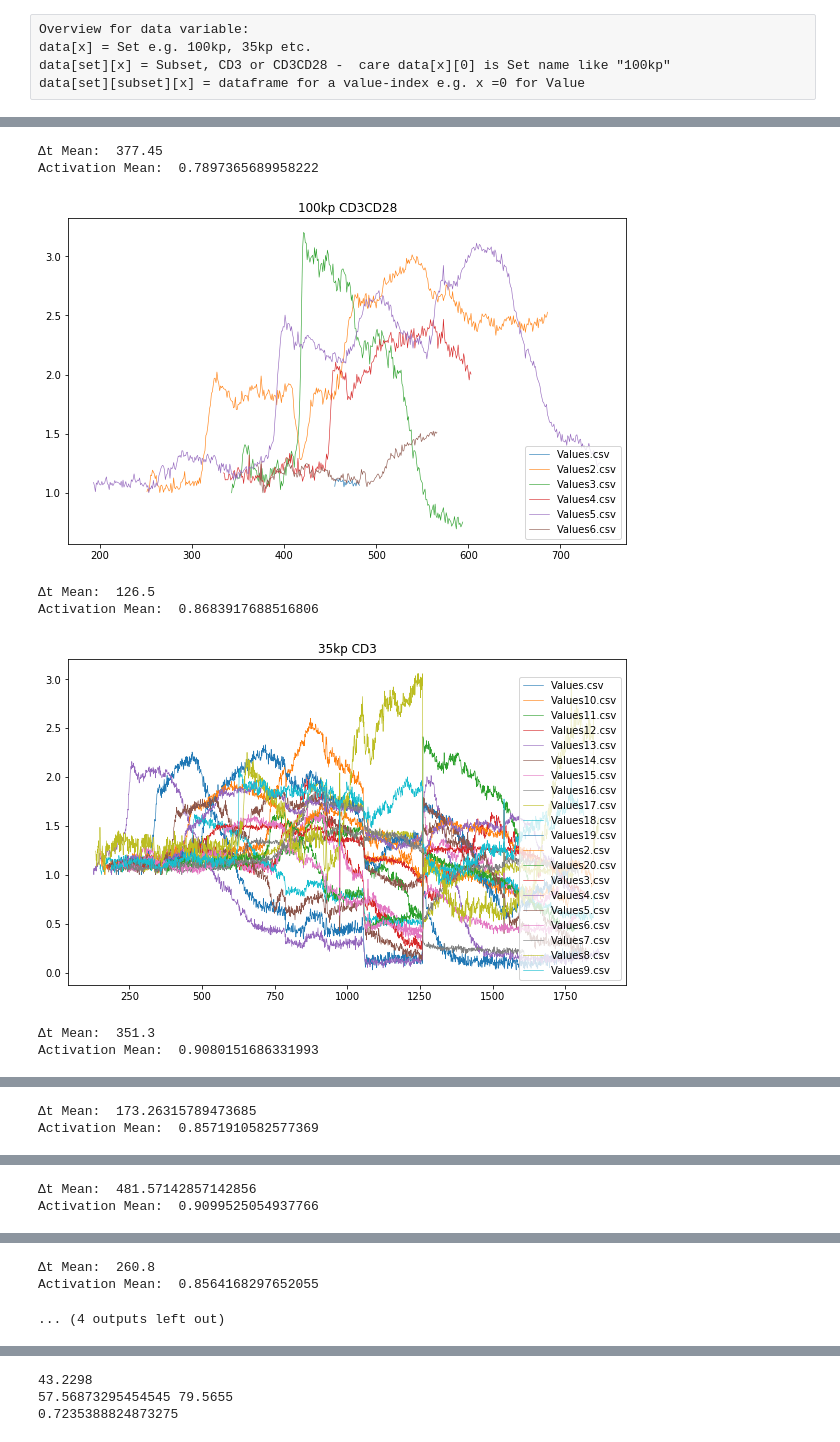
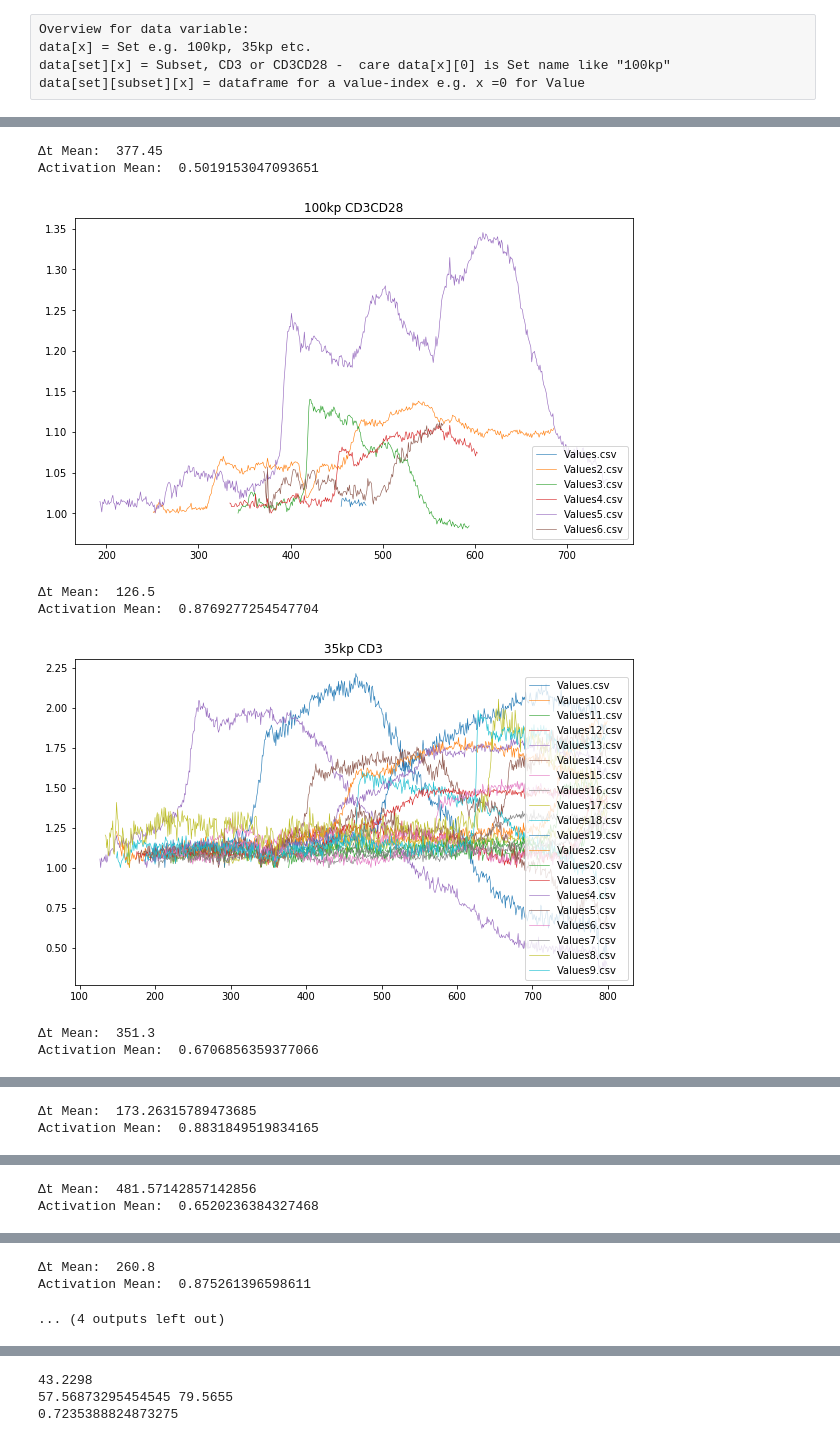
Before and after one commit to Bph-Marcel/BC-View, a Jupyter notebook: Evaluation&Plots.ipynb, the cells around one changed output, grey strips where cells are left out. Cells and saved outputs as stored; diff of their text form; code cells hidden in the pictures.

```diff
--- a/Evaluation&Plots.ipynb
+++ b/Evaluation&Plots.ipynb
@@ -16,7 +19,10 @@ def read_file(path):
 # %%
 df = read_file('5kp/CD3/Values.csv')
 print(df)
-plt.plot(df['X'], df['Y'])
+t_0 = df['t_0'][0]
+t_active = df['t_active'][0]
+plt.figure(figsize= (8,4))
+plt.plot(df['X'][int(t_0):int(t_active)+200], df['Y'][int(t_0):int(t_active)+200])
 plt.show()
 # %% [output]
          X        Y   t_0  t_active
@@ -81,8 +87,9 @@ for substrate in Subs:
             if 'csv' in i:
                 value = read_file(substrate +'/' + cd + '/' + i)
 
-                t_0 = value['t_0'][0]
-                t_active = value['t_active'][0]
+                # Calculate timestamps
+                t_0 = int(value['t_0'][0])
+                t_active = int(value['t_active'][0])
                 delta_t.append(int(t_active-t_0))
 
                 output = False
@@ -93,19 +100,31 @@ for substrate in Subs:
                     print('t_0:\t\t',t_0,'s','\nt_active:\t', t_active,'s')
                     print('\u0394 -t = \t\t',(t_active-t_0), 's\n')
 
+
+                #Calculate Activation:
+                mean_delta_t_intensity = statistics.mean(value['Y'][t_0:t_active])
+                background = int(min(value['Y']))
+                maximum_intensity_index  = int(statistics.median(value['X'][value['Y'] == max(value['Y'][t_active:t_active+200])]))
+                #print(maximum_intensity_index)
+
+                if len(value['Y'][maximum_intensity_index:maximum_intensity_index+60]) == 0:
+                    mean_activation_intensity = value['Y'][maximum_intensity_index-1]
+                else:
+                    mean_activation_intensity = statistics.mean(value['Y'][maximum_intensity_index:maximum_intensity_index+60])
+
+                activation = (mean_delta_t_intensity-background)/(mean_activation_intensity-background)
+
+                activ.append(activation)
+
                 # adjust range:
                 x = []
-                for j in range(int(t_0),len(value['Y'][int(t_0):])):
+                for j in range(t_0,len(value['Y'][t_0:t_0+800])):
                     x.append(j)
-
-                #Calculate Activation:
-                mean = statistics.mean(value['Y'][int(t_0):int(t_active)])
-                activ.append(mean/max(value['Y'][int(t_active):int(t_active)+200]))
 
                 #Norm Plot /start:
                 y = []
-                for j in range(int(t_0),len(value['Y'][int(t_0):])):
-                    norm_y = (value['Y'][j]-min(value['Y']))/ (min(value['Y'][int(t_0):int(t_active)])-min(value['Y']))
+                for j in range(int(t_0),len(value['Y'][t_0:t_0+800])):
+                    norm_y = (value['Y'][j]-background) / (min(value['Y'][int(t_0):int(t_active)])-background)
                     y.append(norm_y)
 
 
@@ -125,8 +144,8 @@ for substrate in Subs:
 Δt Mean:  377.45
-Activation Mean:  0.7897365689958222
+Activation Mean:  0.5019153047093651
-[figure, old version]
+[figure, new version]
 Δt Mean:  126.5
-Activation Mean:  0.8683917688516806
+Activation Mean:  0.8769277254547704
-[figure, old version]
+[figure, new version]
 Δt Mean:  351.3
-Activation Mean:  0.9080151686331993
+Activation Mean:  0.6706856359377066
@@ -134,2 +153,2 @@ Activation Mean:  0.9080151686331993
 Δt Mean:  173.26315789473685
-Activation Mean:  0.8571910582577369
+Activation Mean:  0.8831849519834165
@@ -137,2 +156,2 @@ Activation Mean:  0.8571910582577369
 Δt Mean:  481.57142857142856
-Activation Mean:  0.9099525054937766
+Activation Mean:  0.6520236384327468
@@ -140,3 +159,3 @@ Activation Mean:  0.9099525054937766
 Δt Mean:  260.8
-Activation Mean:  0.8564168297652055
+Activation Mean:  0.875261396598611
 ... (4 outputs left out)
```
Also changed, not shown: parts of 15 cells of this notebook.
